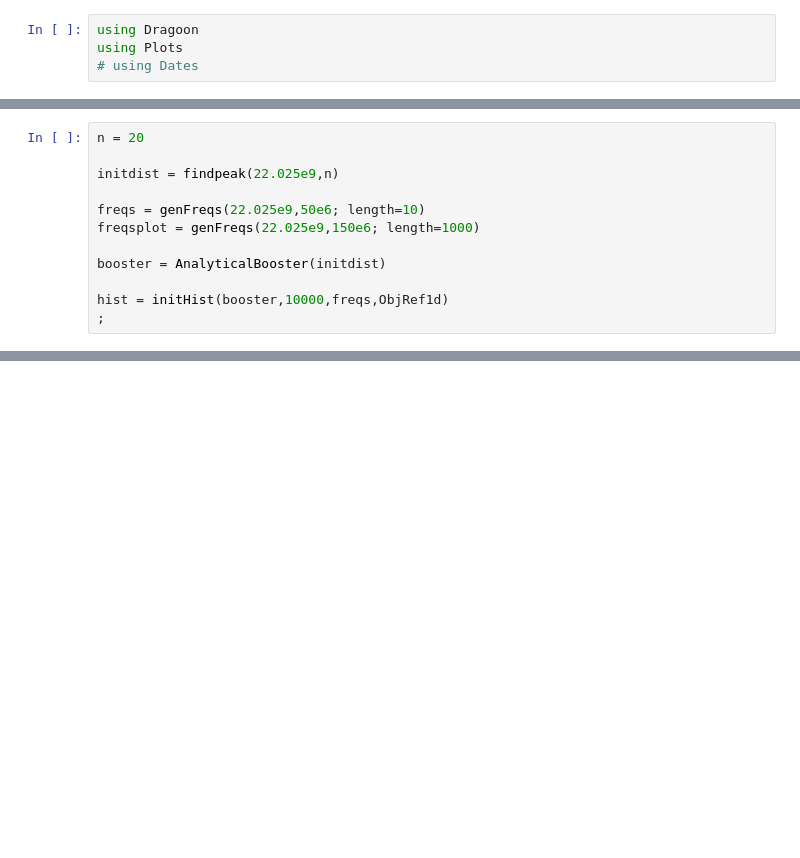
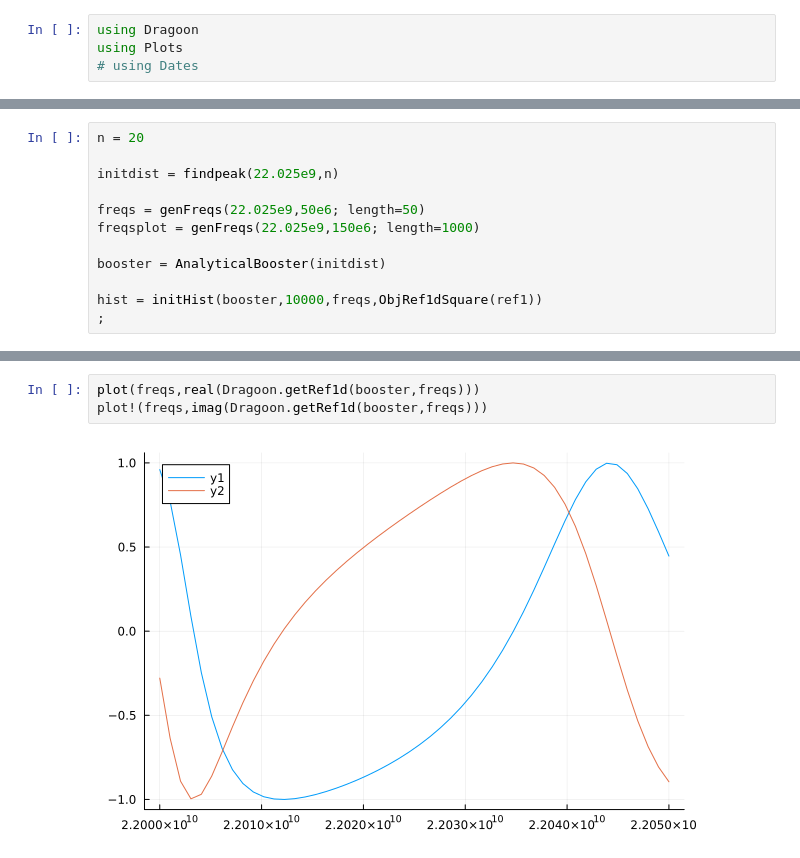
Before and after one commit to bergermann/Dragoon.jl, a Jupyter notebook: examples/testing.ipynb, the cells around one changed output, grey strips where cells are left out. Drawn from its saved outputs; the diff is of its cells as text; blank space fills up the shorter version.

```diff
--- a/examples/testing.ipynb
+++ b/examples/testing.ipynb
@@ -48,11 +102,11 @@ n = 20
 
 initdist = findpeak(22.025e9,n)
 
-freqs = genFreqs(22.025e9,50e6; length=10)
+freqs = genFreqs(22.025e9,50e6; length=50)
 freqsplot = genFreqs(22.025e9,150e6; length=1000)
 
 booster = AnalyticalBooster(initdist)
 
-hist = initHist(booster,10000,freqs,ObjRef1d)
+hist = initHist(booster,10000,freqs,ObjRef1dSquare(ref1))
 ;
 # %% [output]
@@ -91,0 +150,5 @@ Elapsed computing time: 1 second, 210 milliseconds
+# %%
+plot(freqs,real(Dragoon.getRef1d(booster,freqs)))
+plot!(freqs,imag(Dragoon.getRef1d(booster,freqs)))
+# %% [output]
+[figure, added]
```
Also changed, not shown: parts of 8 cells of this notebook, 1 other file.
